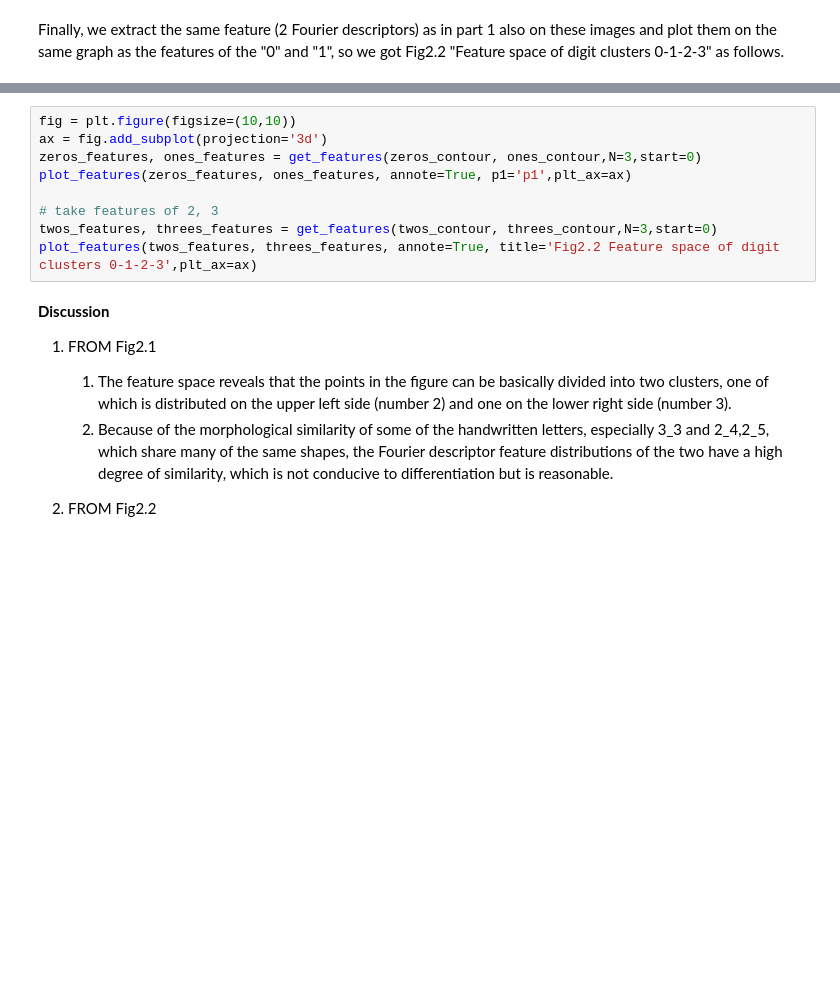
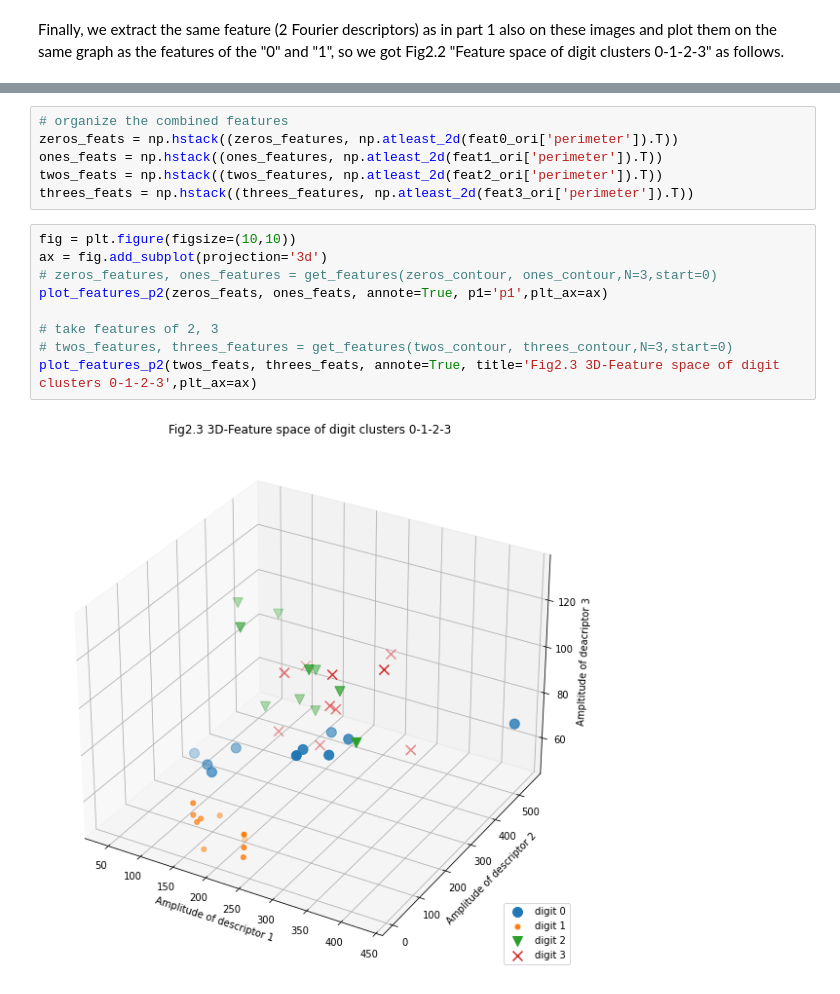
Before and after one commit to LTS5/iapr, a Jupyter notebook: labs/lab_02_object_description.ipynb, the cells around one changed output, grey strips where cells are left out. Saved outputs shown, nothing was run; the diff lists cells and outputs as text; blank space fills up the shorter version.

```diff
--- a/labs/lab_02_object_description.ipynb
+++ b/labs/lab_02_object_description.ipynb
@@ -1084,17 +1255,17 @@ plot_features(twos_features, threes_features, annote=True, title='Fig2.1 Feature
+# %%
+# organize the combined features
+zeros_feats = np.hstack((zeros_features, np.atleast_2d(feat0_ori['perimeter']).T))
+ones_feats = np.hstack((ones_features, np.atleast_2d(feat1_ori['perimeter']).T))
+twos_feats = np.hstack((twos_features, np.atleast_2d(feat2_ori['perimeter']).T))
+threes_feats = np.hstack((threes_features, np.atleast_2d(feat3_ori['perimeter']).T))
 # %%
 fig = plt.figure(figsize=(10,10))
 ax = fig.add_subplot(projection='3d')
-zeros_features, ones_features = get_features(zeros_contour, ones_contour,N=3,start=0)
-plot_features(zeros_features, ones_features, annote=True, p1='p1',plt_ax=ax)
+# zeros_features, ones_features = get_features(zeros_contour, ones_contour,N=3,start=0)
+plot_features_p2(zeros_feats, ones_feats, annote=True, p1='p1',plt_ax=ax)
 
 # take features of 2, 3
-twos_features, threes_features = get_features(twos_contour, threes_contour,N=3,start=0)
-plot_features(twos_features, threes_features, annote=True, title='Fig2.2 Feature space of digit clusters 0-1-2-3',plt_ax=ax)
+# twos_features, threes_features = get_features(twos_contour, threes_contour,N=3,start=0)
+plot_features_p2(twos_feats, threes_feats, annote=True, title='Fig2.3 3D-Feature space of digit clusters 0-1-2-3',plt_ax=ax)
+# %% [output]
+[figure, added]
-# %% [markdown]
-**Discussion**
-1. FROM Fig2.1
-    1. The feature space reveals that the points in the figure can be basically divided into two clusters, one of which is distributed on the upper left side (number 2) and one on the lower right side (number 3).
-    2. Because of the morphological similarity of some of the handwritten letters, especially 3_3 and 2_4,2_5, which share many of the same shapes, the Fourier descriptor feature distributions of the two have a high degree of similarity, which is not conducive to differentiation but is reasonable.
-
-
-2. FROM Fig2.2
```
Also changed, not shown: parts of 39 cells of this notebook, 1 other file.
